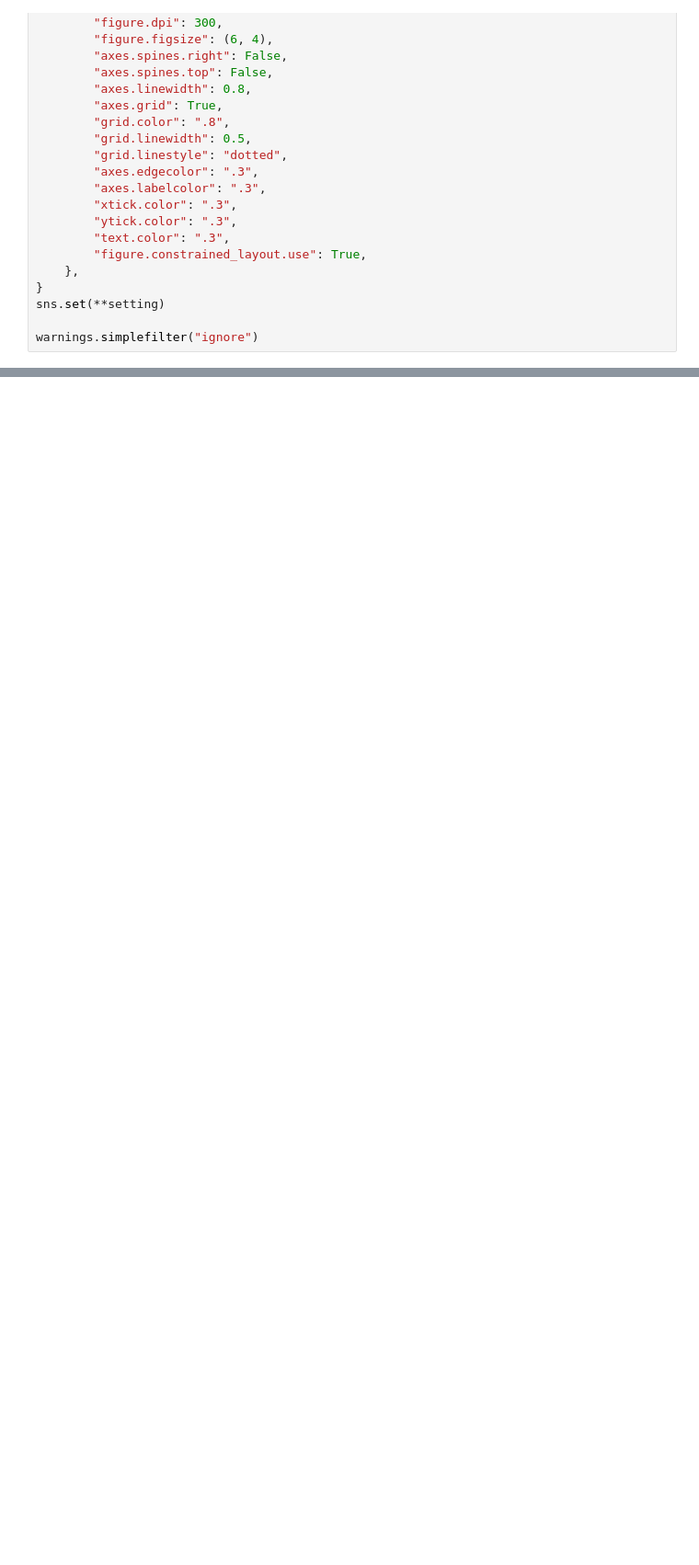
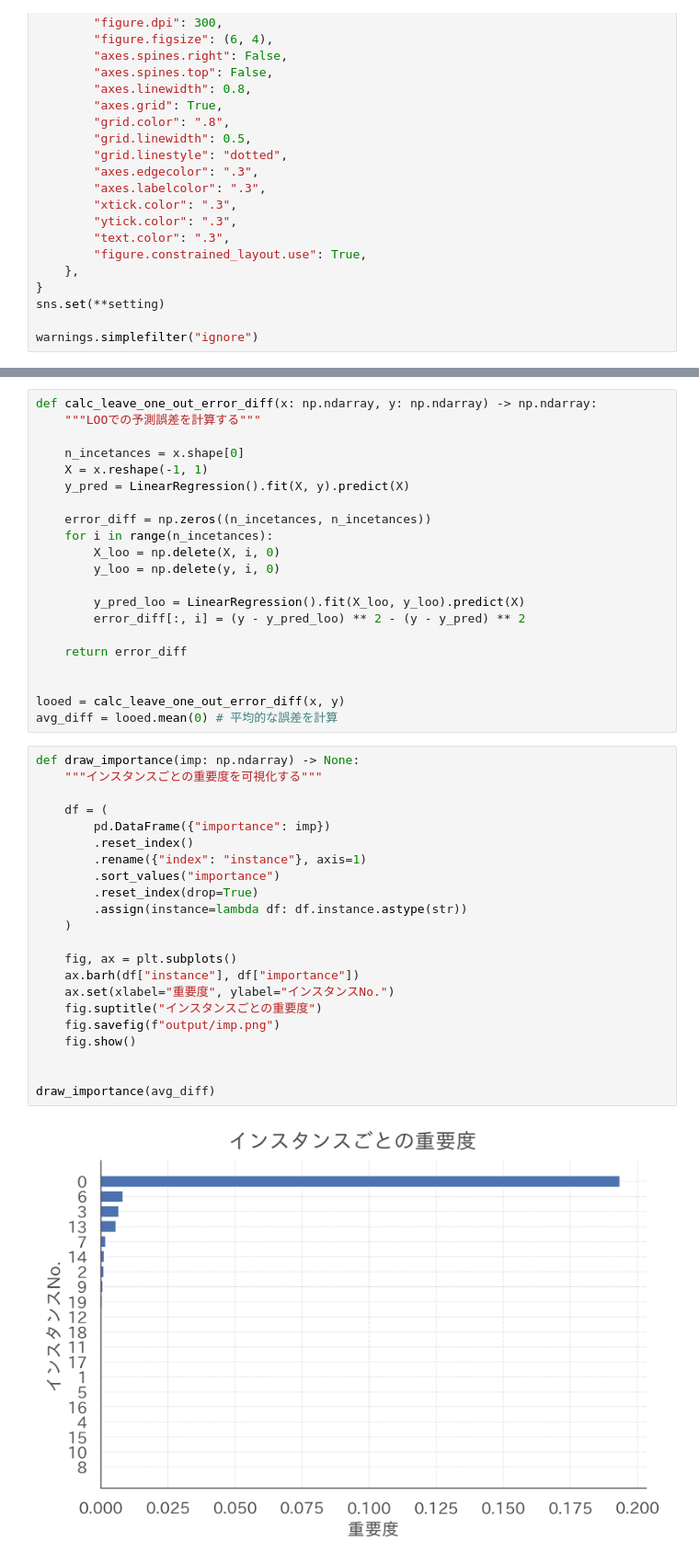
Before and after one commit to dropout009/influence, a Jupyter notebook: main.ipynb, the cells around one changed output, grey strips where cells are left out. Shown: that part at 92% size. Cells and saved outputs as stored; diff of their text form; blank space fills up the shorter version.

```diff
--- a/main.ipynb
+++ b/main.ipynb
@@ -54,0 +88,45 @@ warnings.simplefilter("ignore")
+# %%
+def calc_leave_one_out_error_diff(x: np.ndarray, y: np.ndarray) -> np.ndarray:
+    """LOOでの予測誤差を計算する"""
+
+    n_incetances = x.shape[0]
+    X = x.reshape(-1, 1)
+    y_pred = LinearRegression().fit(X, y).predict(X)
+
+    error_diff = np.zeros((n_incetances, n_incetances))
+    for i in range(n_incetances):
+        X_loo = np.delete(X, i, 0)
+        y_loo = np.delete(y, i, 0)
+
+        y_pred_loo = LinearRegression().fit(X_loo, y_loo).predict(X)
+        error_diff[:, i] = (y - y_pred_loo) ** 2 - (y - y_pred) ** 2
+
+    return error_diff
+
+
+looed = calc_leave_one_out_error_diff(x, y)
+avg_diff = looed.mean(0) # 平均的な誤差を計算
+# %%
+def draw_importance(imp: np.ndarray) -> None:
+    """インスタンスごとの重要度を可視化する"""
+
+    df = (
+        pd.DataFrame({"importance": imp})
+        .reset_index()
+        .rename({"index": "instance"}, axis=1)
+        .sort_values("importance")
+        .reset_index(drop=True)
+        .assign(instance=lambda df: df.instance.astype(str))
+    )
+
+    fig, ax = plt.subplots()
+    ax.barh(df["instance"], df["importance"])
+    ax.set(xlabel="重要度", ylabel="インスタンスNo.")
+    fig.suptitle("インスタンスごとの重要度")
+    fig.savefig(f"output/imp.png")
+    fig.show()
+
+
+draw_importance(avg_diff)
+# %% [output]
+[figure, added]
```
Also changed, not shown: parts of 15 cells of this notebook.
